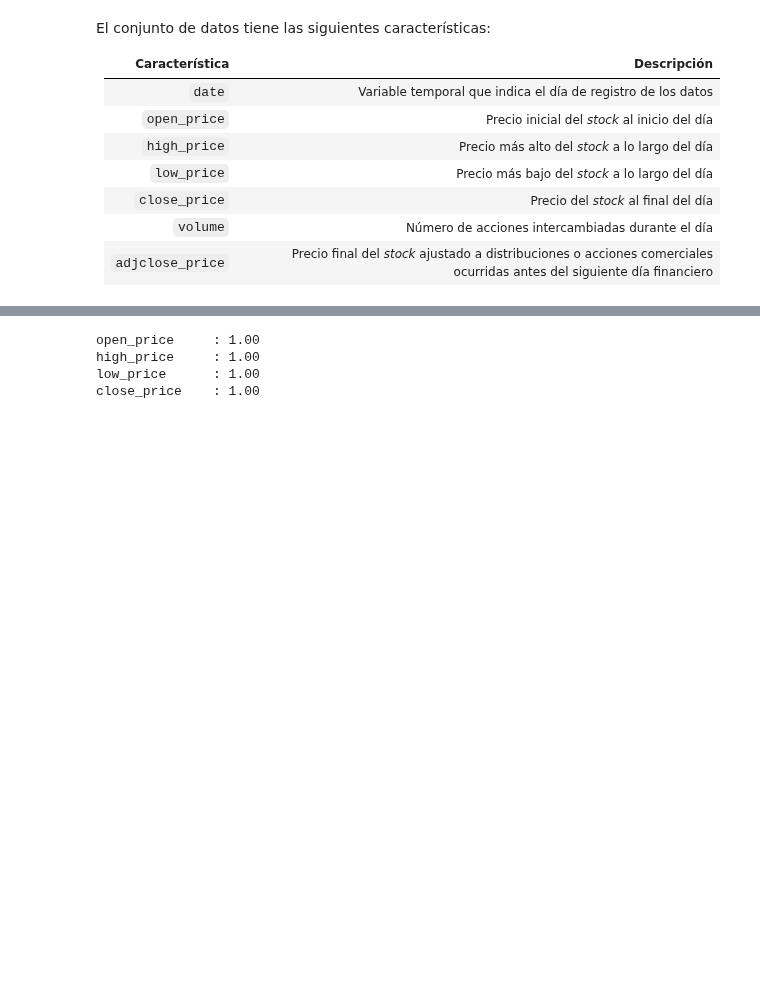
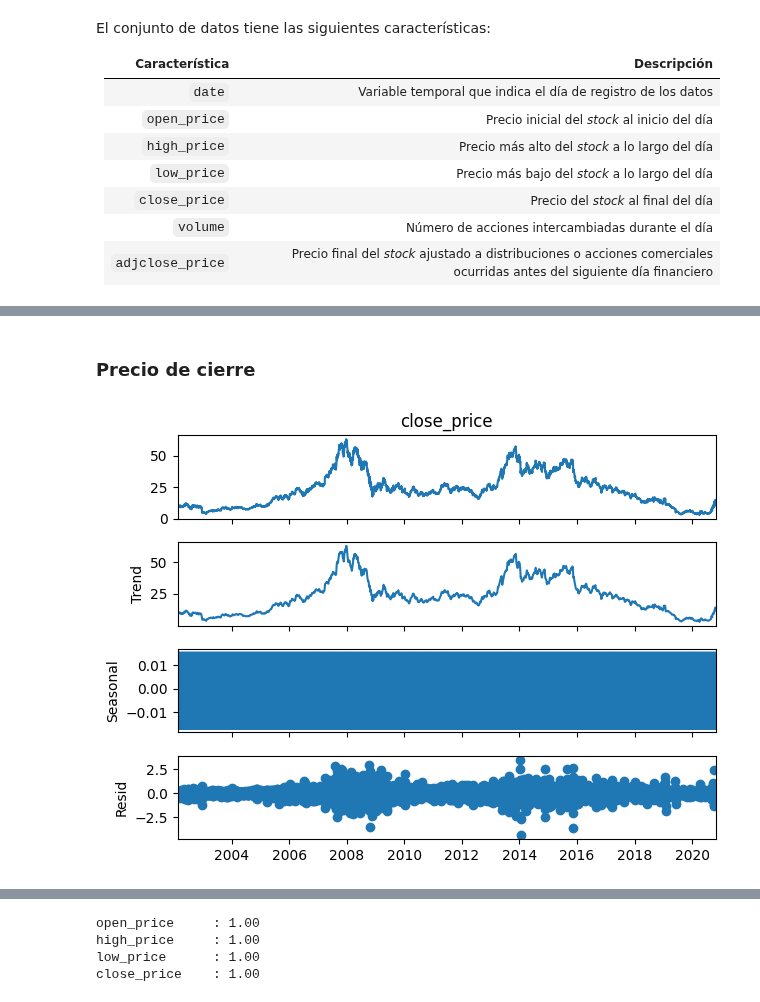
Before and after one commit to alu0101351773/TAAD_practicas, a Jupyter notebook: src/time_series.ipynb, the cells around one changed output, grey strips where cells are left out. Drawn from its saved outputs; the diff is of its cells as text; code cells hidden in the pictures; blank space fills up the shorter version.

```diff
--- a/src/time_series.ipynb
+++ b/src/time_series.ipynb
@@ -202,0 +136,6 @@ Npi a decir verdad.
+# %% [markdown]
+### Precio de cierre
+# %%
+seasonal_decompose(df['close_price'], model='additive').plot(); None
+# %% [output]
+[figure, added]
```
Also changed, not shown: parts of 45 cells of this notebook.
